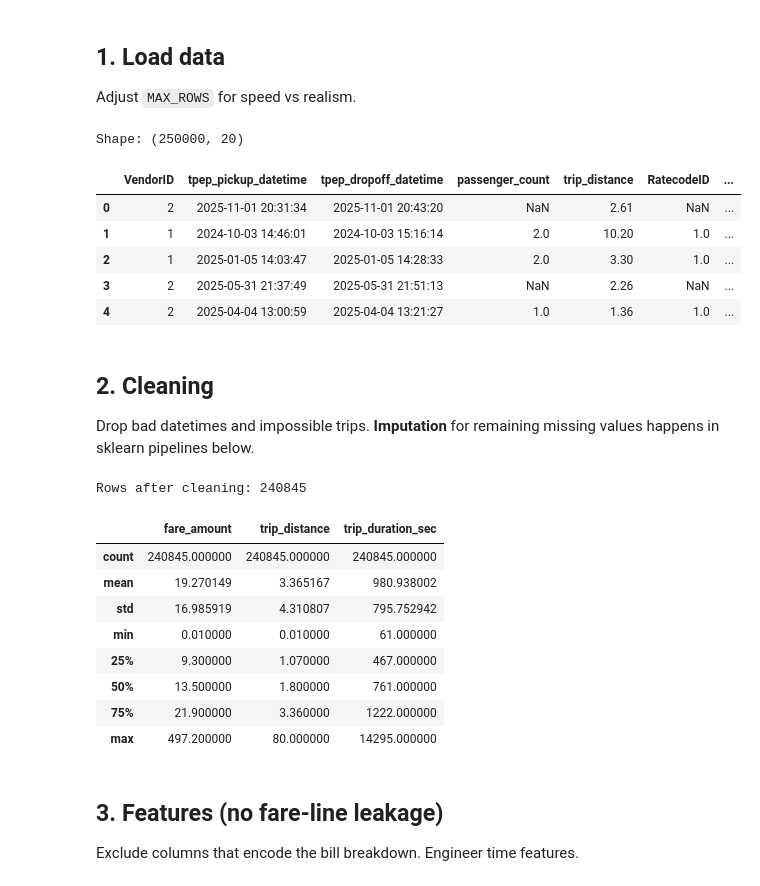
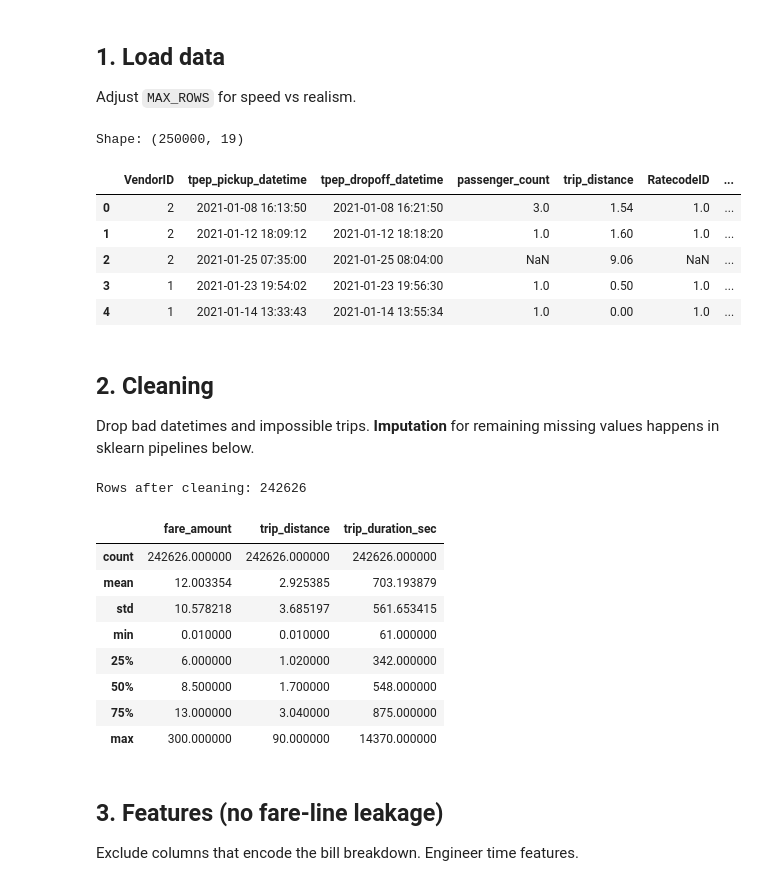
Before and after one commit to adityajoshi16439238/Task-A, a Jupyter notebook: notebooks/yellow_taxi_fare_ann_pytorch.ipynb, the cells around one changed output. Saved outputs shown, nothing was run; the diff lists cells and outputs as text; code cells hidden in the pictures.

```diff
--- a/notebooks/yellow_taxi_fare_ann_pytorch.ipynb
+++ b/notebooks/yellow_taxi_fare_ann_pytorch.ipynb
@@ -56,33 +56,32 @@ Adjust `MAX_ROWS` for speed vs realism.
 # %%
 from pathlib import Path
 import pandas as pd
 
 # Path to combined dataset
-DATA_PATH = Path("../dataset_nyc_parquet/combined/yellow_all.parquet")
+DATA_PATH = Path("../dataset_nyc_parquet/yellow_tripdata_2021-01.parquet")
 
 # Load dataset
 if not DATA_PATH.exists():
-    raise FileNotFoundError("Combined dataset not found. Make sure yellow_all.parquet exists.")
-
+    raise FileNotFoundError("Combined dataset not found. Make sure yellow_tripdata_2021-01.parquet exists.")
 df = pd.read_parquet(DATA_PATH)
 
 #reduce size for faster training
 MAX_ROWS = 250_000
 RANDOM_SEED = 42
 
 if len(df) > MAX_ROWS:
     df = df.sample(n=MAX_ROWS, random_state=RANDOM_SEED).reset_index(drop=True)
 
 print("Shape:", df.shape)
 df.head()
 # %% [output]
-Shape: (250000, 20)
+Shape: (250000, 19)
 |  | VendorID | tpep_pickup_datetime | tpep_dropoff_datetime | passenger_count | trip_distance | RatecodeID | ... |
-| 0 | 2 | 2025-11-01 20:31:34 | 2025-11-01 20:43:20 | NaN | 2.61 | NaN | ... |
-| 1 | 1 | 2024-10-03 14:46:01 | 2024-10-03 15:16:14 | 2.0 | 10.20 | 1.0 | ... |
-| 2 | 1 | 2025-01-05 14:03:47 | 2025-01-05 14:28:33 | 2.0 | 3.30 | 1.0 | ... |
-| 3 | 2 | 2025-05-31 21:37:49 | 2025-05-31 21:51:13 | NaN | 2.26 | NaN | ... |
-| 4 | 2 | 2025-04-04 13:00:59 | 2025-04-04 13:21:27 | 1.0 | 1.36 | 1.0 | ... |
+| 0 | 2 | 2021-01-08 16:13:50 | 2021-01-08 16:21:50 | 3.0 | 1.54 | 1.0 | ... |
+| 1 | 2 | 2021-01-12 18:09:12 | 2021-01-12 18:18:20 | 1.0 | 1.60 | 1.0 | ... |
+| 2 | 2 | 2021-01-25 07:35:00 | 2021-01-25 08:04:00 | NaN | 9.06 | NaN | ... |
+| 3 | 1 | 2021-01-23 19:54:02 | 2021-01-23 19:56:30 | 1.0 | 0.50 | 1.0 | ... |
+| 4 | 1 | 2021-01-14 13:33:43 | 2021-01-14 13:55:34 | 1.0 | 0.00 | 1.0 | ... |
 # %% [markdown]
 ## 2. Cleaning
 
@@ -114,16 +113,16 @@ if "passenger_count" in df.columns:
 print("Rows after cleaning:", len(df))
 df[["fare_amount", "trip_distance", "trip_duration_sec"]].describe()
 # %% [output]
-Rows after cleaning: 240845
+Rows after cleaning: 242626
 |  | fare_amount | trip_distance | trip_duration_sec |
-| count | 240845.000000 | 240845.000000 | 240845.000000 |
-| mean | 19.270149 | 3.365167 | 980.938002 |
-| std | 16.985919 | 4.310807 | 795.752942 |
+| count | 242626.000000 | 242626.000000 | 242626.000000 |
+| mean | 12.003354 | 2.925385 | 703.193879 |
+| std | 10.578218 | 3.685197 | 561.653415 |
 | min | 0.010000 | 0.010000 | 61.000000 |
-| 25% | 9.300000 | 1.070000 | 467.000000 |
-| 50% | 13.500000 | 1.800000 | 761.000000 |
-| 75% | 21.900000 | 3.360000 | 1222.000000 |
-| max | 497.200000 | 80.000000 | 14295.000000 |
+| 25% | 6.000000 | 1.020000 | 342.000000 |
+| 50% | 8.500000 | 1.700000 | 548.000000 |
+| 75% | 13.000000 | 3.040000 | 875.000000 |
+| max | 300.000000 | 90.000000 | 14370.000000 |
 # %% [markdown]
 ## 3. Features (no fare-line leakage)
 
```
Also changed, not shown: parts of 9 cells of this notebook, 2 other files.
